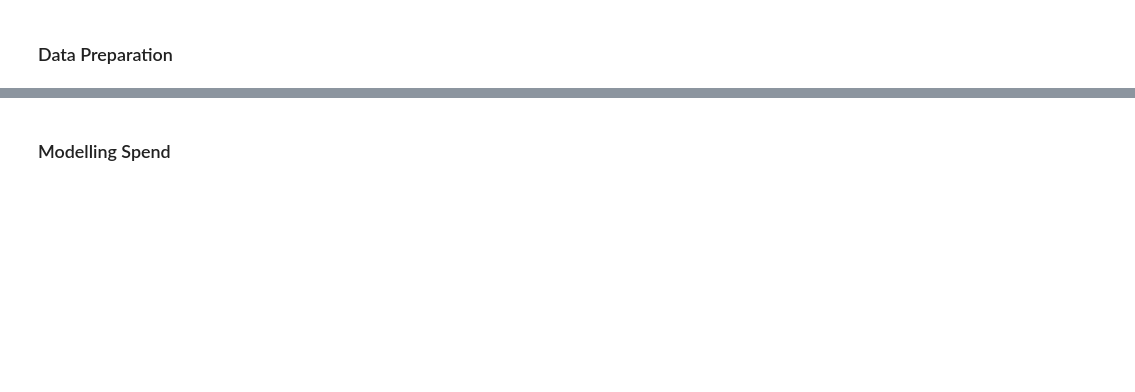
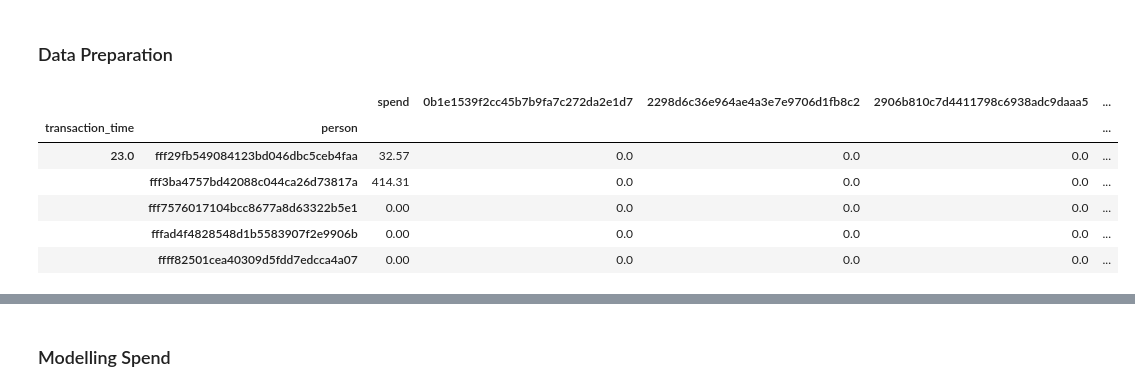
Before and after one commit to WarwickR92/Starbucks-Marketing-Project, a Jupyter notebook: Starbucks Customer Spend (Data Modelling - Part 2).ipynb, the cells around one changed output, grey strips where cells are left out. Cells and saved outputs as stored; diff of their text form; code cells hidden in the pictures; blank space fills up the shorter version.

Commit message:
Price Modeling

```diff
--- a/Starbucks Customer Spend (Data Modelling - Part 2).ipynb
+++ b/Starbucks Customer Spend (Data Modelling - Part 2).ipynb
@@ -80,0 +72,22 @@ Baseline MAE is 11.31
+# %%
+# drop everything except the demographic from the prediction data
+demographics = predictions[['person','demographic']]
+
+# merge the two datasets so that we have the demographic data for each person
+input_data = spd.merge(demographics, on=['person'])
+input_data.head()
+
+# only keep the first 23 days so that the last 7 can be used for modeling
+input_data = input_data[input_data['transaction_time'] < 24]
+
+# sum the spend & number of offers that
+input_data = input_data.groupby(['transaction_time','person']).sum()
+input_data.tail()
+# %% [output]
+|  |  | spend | 0b1e1539f2cc45b7b9fa7c272da2e1d7 | 2298d6c36e964ae4a3e7e9706d1fb8c2 | 2906b810c7d4411798c6938adc9daaa5 | ... |
+| transaction_time | person |  |  |  |  | ... |
+| 23.0 | fff29fb549084123bd046dbc5ceb4faa | 32.57 | 0.0 | 0.0 | 0.0 | ... |
+|  | fff3ba4757bd42088c044ca26d73817a | 414.31 | 0.0 | 0.0 | 0.0 | ... |
+|  | fff7576017104bcc8677a8d63322b5e1 | 0.00 | 0.0 | 0.0 | 0.0 | ... |
+|  | fffad4f4828548d1b5583907f2e9906b | 0.00 | 0.0 | 0.0 | 0.0 | ... |
+|  | ffff82501cea40309d5fdd7edcca4a07 | 0.00 | 0.0 | 0.0 | 0.0 | ... |
```
Also changed, not shown: parts of 47 cells of this notebook, 5 other files.
